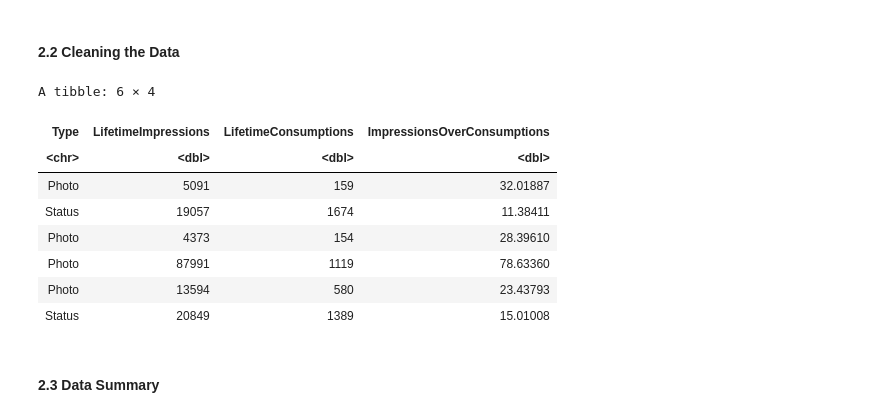
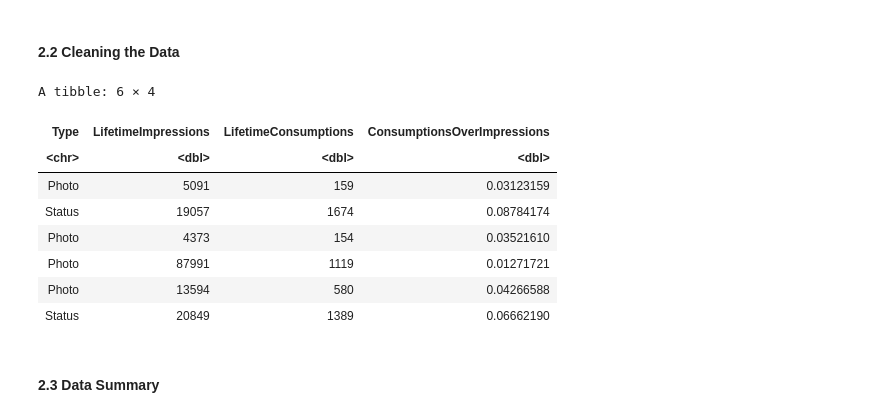
Before and after one commit to Damaay/STAT-201-Project, a Jupyter notebook: Group 33.ipynb, the cells around one changed output. Drawn from its saved outputs; the diff is of its cells as text; code cells hidden in the pictures.

```diff
--- a/Group 33.ipynb
+++ b/Group 33.ipynb
@@ -51,38 +60,38 @@ dbl (18): Page total likes, Category, Post Month, Post Weekday, Post Hour, P...
 # %%
 # First remove spaces from the column names
 names(data)<-make.names(names(data),unique = TRUE)
 
 # Select only the variables of interest
 data_selected = data %>%
     select(Type, Lifetime.Post.Total.Impressions, Lifetime.Post.Consumptions) %>%
-    mutate(ratio=Lifetime.Post.Total.Impressions/Lifetime.Post.Consumptions) %>%
+    mutate(ratio=Lifetime.Post.Consumptions/Lifetime.Post.Total.Impressions) %>%
     filter(!is.na(Type))
 
 # Assign new more manageable column names
-names(data_selected) <- c("Type", "LifetimeImpressions", "LifetimeConsumptions", "ImpressionsOverConsumptions")
+names(data_selected) <- c("Type", "LifetimeImpressions", "LifetimeConsumptions", "ConsumptionsOverImpressions")
 
 # Here we break the dataset apart by type for later use
 data_photo = data_selected %>%
     filter(Type == "Photo")
 data_status = data_selected %>%
     filter(Type == "Status")
 data_link = data_selected %>%
     filter(Type == "Link")
 data_video = data_selected %>%
     filter(Type == "Video")
 
 # Preview the clean dataset
 head(data_selected)
 # %% [output]
 A tibble: 6 × 4
-| Type | LifetimeImpressions | LifetimeConsumptions | ImpressionsOverConsumptions |
+| Type | LifetimeImpressions | LifetimeConsumptions | ConsumptionsOverImpressions |
 | <chr> | <dbl> | <dbl> | <dbl> |
-| Photo | 5091 | 159 | 32.01887 |
-| Status | 19057 | 1674 | 11.38411 |
-| Photo | 4373 | 154 | 28.39610 |
-| Photo | 87991 | 1119 | 78.63360 |
-| Photo | 13594 | 580 | 23.43793 |
-| Status | 20849 | 1389 | 15.01008 |
+| Photo | 5091 | 159 | 0.03123159 |
+| Status | 19057 | 1674 | 0.08784174 |
+| Photo | 4373 | 154 | 0.03521610 |
+| Photo | 87991 | 1119 | 0.01271721 |
+| Photo | 13594 | 580 | 0.04266588 |
+| Status | 20849 | 1389 | 0.06662190 |
 # %% [markdown]
 #### 2.3 Data Summary
 # %%
```
Also changed, not shown: parts of 9 cells of this notebook.
